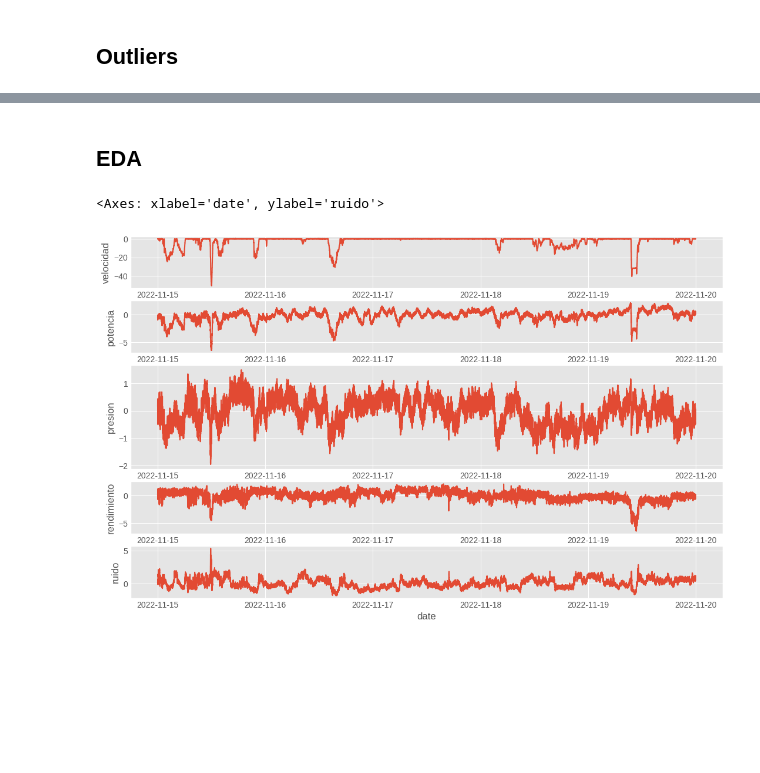
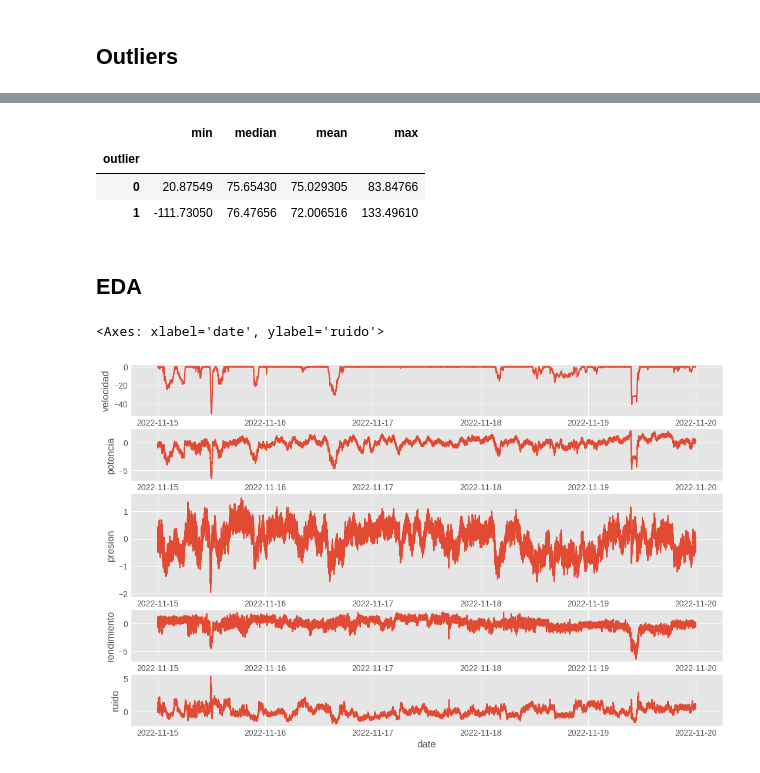
Before and after one commit to guillermovc/MLOps-grinding, a Jupyter notebook: notebooks/EDA_000_misael.ipynb, the cells around one changed output, grey strips where cells are left out. Drawn from its saved outputs; the diff is of its cells as text; code cells hidden in the pictures; blank space fills up the shorter version.

```diff
--- a/notebooks/EDA_000_misael.ipynb
+++ b/notebooks/EDA_000_misael.ipynb
@@ -178,3 +228,10 @@ En general las variables de interes son:
+# %%
+df_raw.groupby('outlier')['per_solidos'].agg(['min', 'median', 'mean', 'max'])
+# %% [output]
+|  | min | median | mean | max |
+| outlier |  |  |  |  |
+| 0 | 20.87549 | 75.65430 | 75.029305 | 83.84766 |
+| 1 | -111.73050 | 76.47656 | 72.006516 | 133.49610 |
 # %% [markdown]
 ## EDA
 # %%
```
Also changed, not shown: parts of 17 cells of this notebook, 3 other files.
